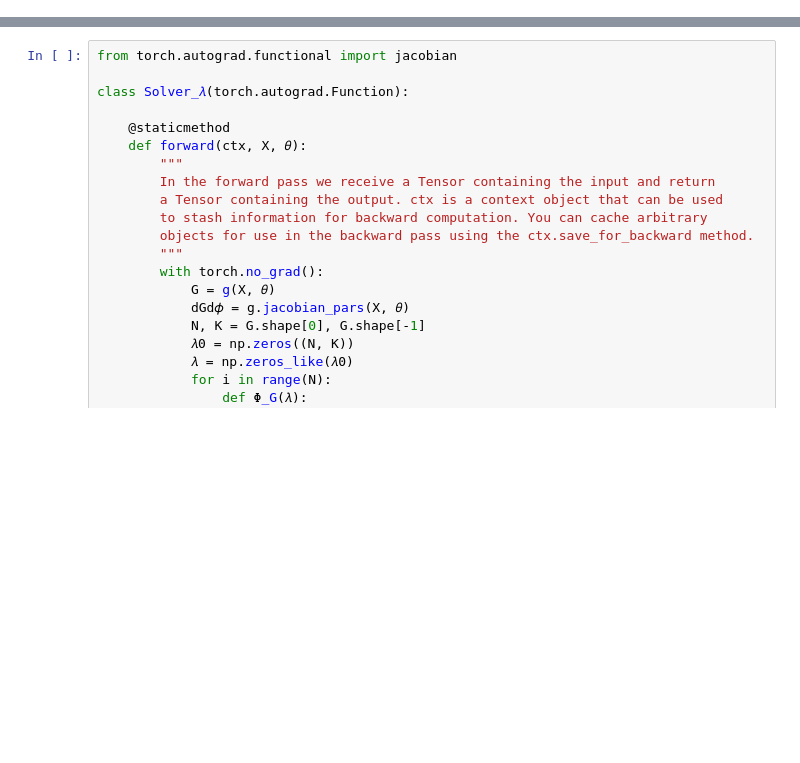
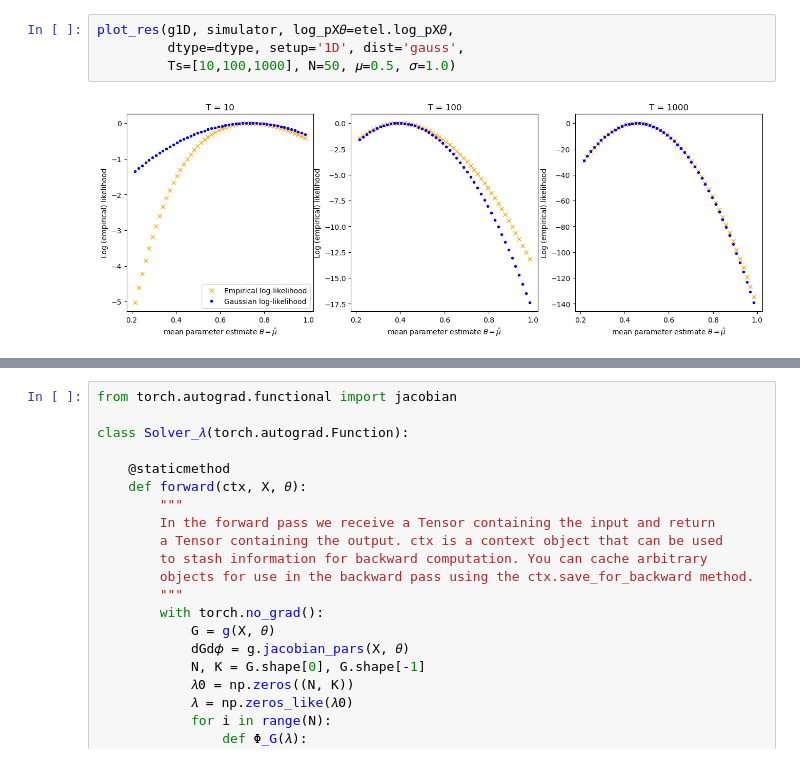
Before and after one commit to mnonnenm/BETELchoose, a Jupyter notebook: dev.ipynb, the cells around one changed output, grey strips where cells are left out. Cells and saved outputs as stored; diff of their text form; blank space fills up the shorter version.

```diff
--- a/dev.ipynb
+++ b/dev.ipynb
@@ -133,0 +50,6 @@ plot_res(g, simulator, log_pX𝜃=el.log_pX𝜃,
+# %%
+plot_res(g1D, simulator, log_pX𝜃=etel.log_pX𝜃,
+         dtype=dtype, setup='1D', dist='gauss',
+         Ts=[10,100,1000], N=50, 𝜇=0.5, 𝜎=1.0)
+# %% [output]
+[figure, added]
```
Also changed, not shown: parts of 23 cells of this notebook.
